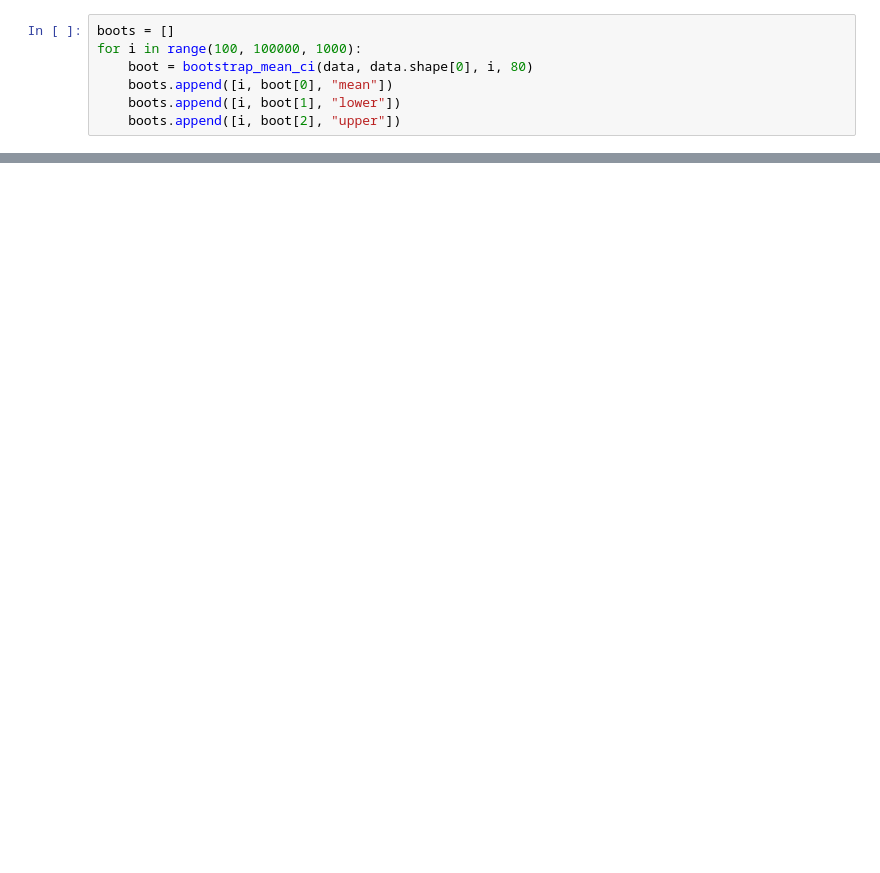
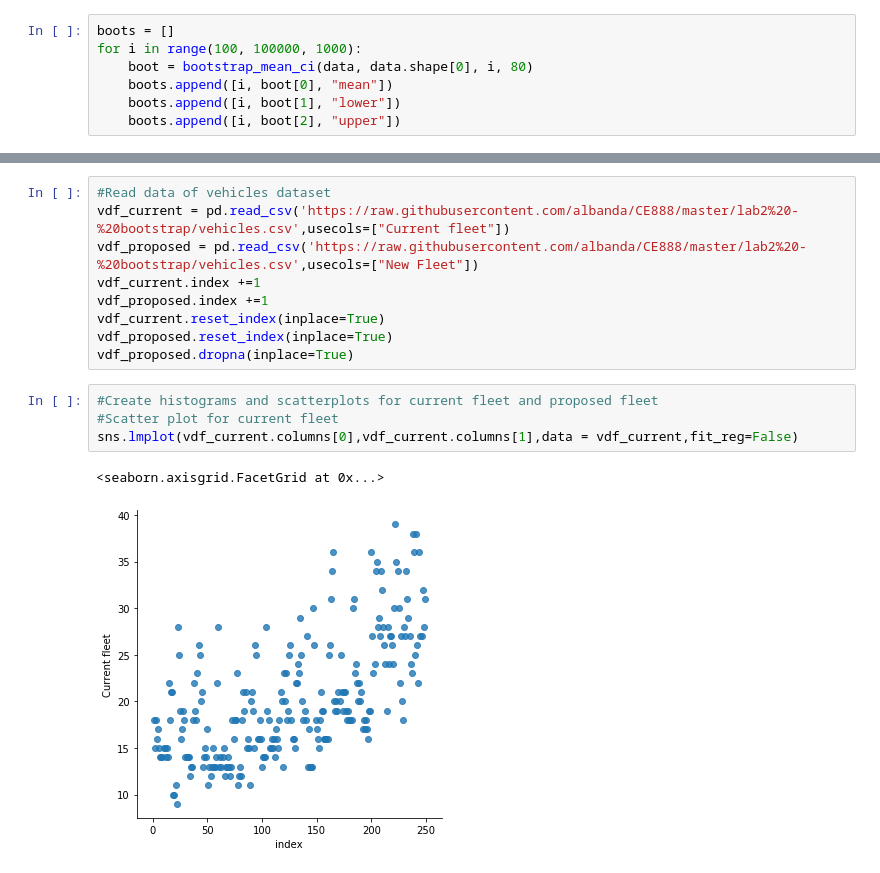
Before and after one commit to fjpa121197/DataScienceDM, a Jupyter notebook: Lab2.ipynb, the cells around one changed output, grey strips where cells are left out. Cells and saved outputs as stored; diff of their text form; blank space fills up the shorter version.

```diff
--- a/Lab2.ipynb
+++ b/Lab2.ipynb
@@ -144,0 +163,16 @@ sns_plot.savefig("bootstrap_confidence_80.pdf", bbox_inches='tight')
+# %%
+#Read data of vehicles dataset
+vdf_current = pd.read_csv('https://raw.githubusercontent.com/albanda/CE888/master/lab2%20-%20bootstrap/vehicles.csv',usecols=["Current fleet"])
+vdf_proposed = pd.read_csv('https://raw.githubusercontent.com/albanda/CE888/master/lab2%20-%20bootstrap/vehicles.csv',usecols=["New Fleet"])
+vdf_current.index +=1
+vdf_proposed.index +=1
+vdf_current.reset_index(inplace=True)
+vdf_proposed.reset_index(inplace=True)
+vdf_proposed.dropna(inplace=True)
+# %%
+#Create histograms and scatterplots for current fleet and proposed fleet
+#Scatter plot for current fleet
+sns.lmplot(vdf_current.columns[0],vdf_current.columns[1],data = vdf_current,fit_reg=False)
+# %% [output]
+<seaborn.axisgrid.FacetGrid at 0x...>
+[figure, added]
```
Also changed, not shown: parts of 17 cells of this notebook.
